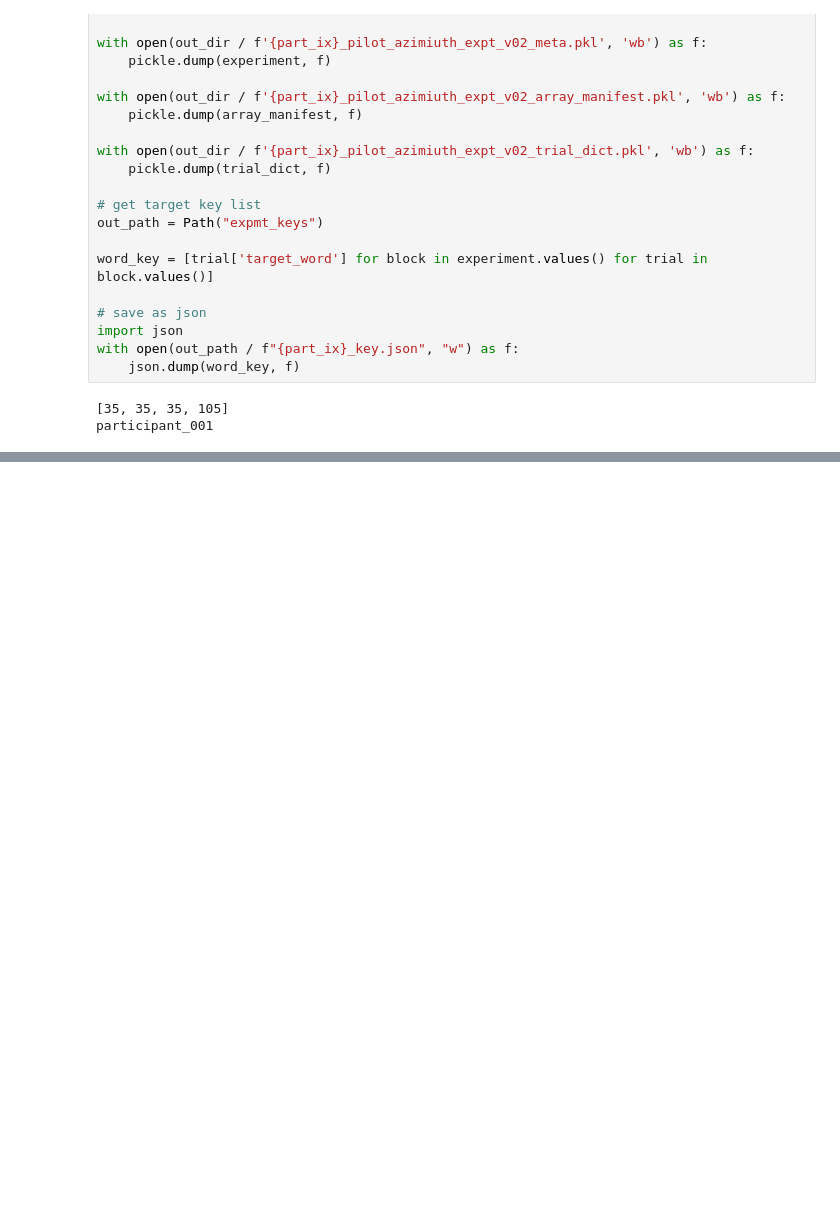
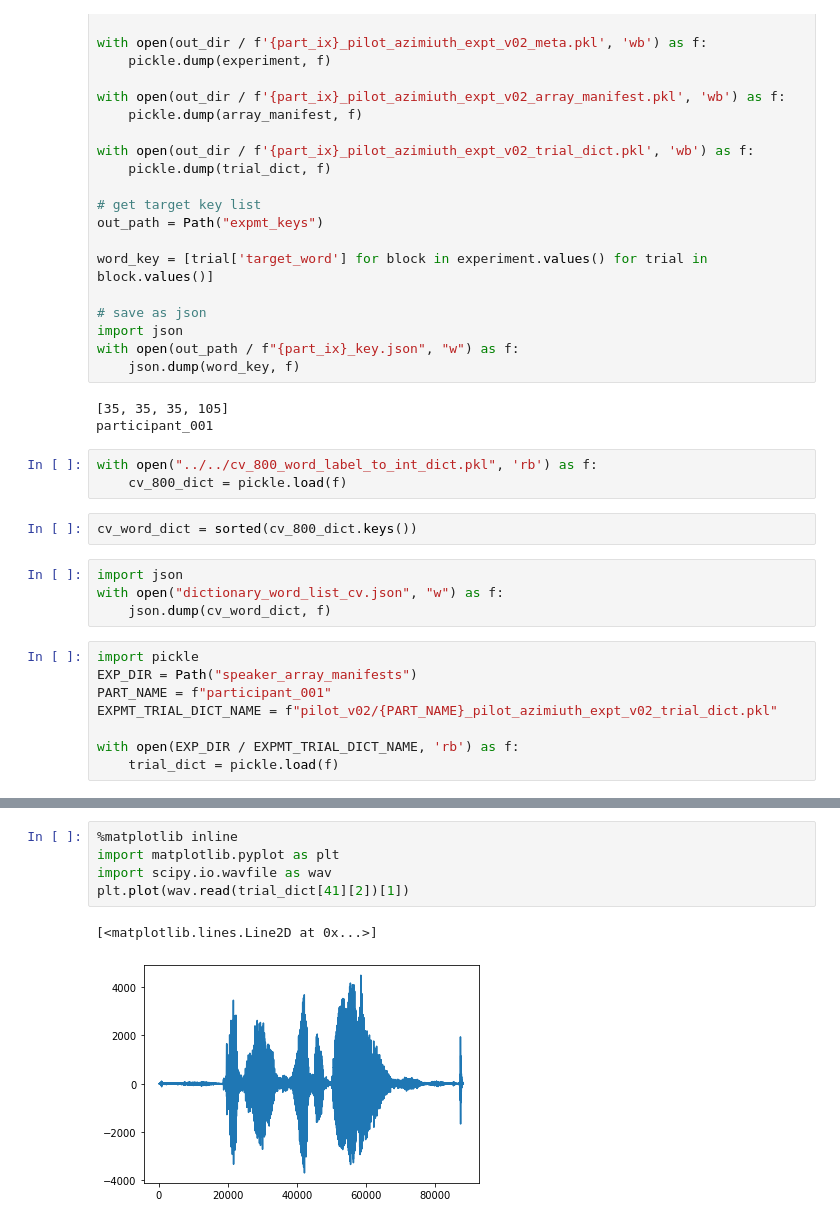
Before and after one commit to phess2/msjspsych-main, a Jupyter notebook: experiment_word_recognition/gen_participant_trials.ipynb, the cells around one changed output, grey strips where cells are left out. Saved outputs shown, nothing was run; the diff lists cells and outputs as text; blank space fills up the shorter version.

```diff
--- a/experiment_word_recognition/gen_participant_trials.ipynb
+++ b/experiment_word_recognition/gen_participant_trials.ipynb
@@ -241,3 +241,20 @@ with open(out_path / f"{part_ix}_key.json", "w") as f:
 # %% [output]
 [35, 35, 35, 105]
 participant_001
+# %%
+with open("../../cv_800_word_label_to_int_dict.pkl", 'rb') as f:
+    cv_800_dict = pickle.load(f)
+# %%
+cv_word_dict = sorted(cv_800_dict.keys())
+# %%
+import json
+with open("dictionary_word_list_cv.json", "w") as f:
+    json.dump(cv_word_dict, f)
+# %%
+import pickle
+EXP_DIR = Path("speaker_array_manifests")
+PART_NAME = f"participant_001"
+EXPMT_TRIAL_DICT_NAME = f"pilot_v02/{PART_NAME}_pilot_azimiuth_expt_v02_trial_dict.pkl"
+
+with open(EXP_DIR / EXPMT_TRIAL_DICT_NAME, 'rb') as f:
+    trial_dict = pickle.load(f)
@@ -243,0 +266,8 @@ participant_001
+# %%
+%matplotlib inline
+import matplotlib.pyplot as plt
+import scipy.io.wavfile as wav
+plt.plot(wav.read(trial_dict[41][2])[1])
+# %% [output]
+[<matplotlib.lines.Line2D at 0x...>]
+[figure, added]
```
Also changed, not shown: parts of 1 cell of this notebook, 11 other files.
